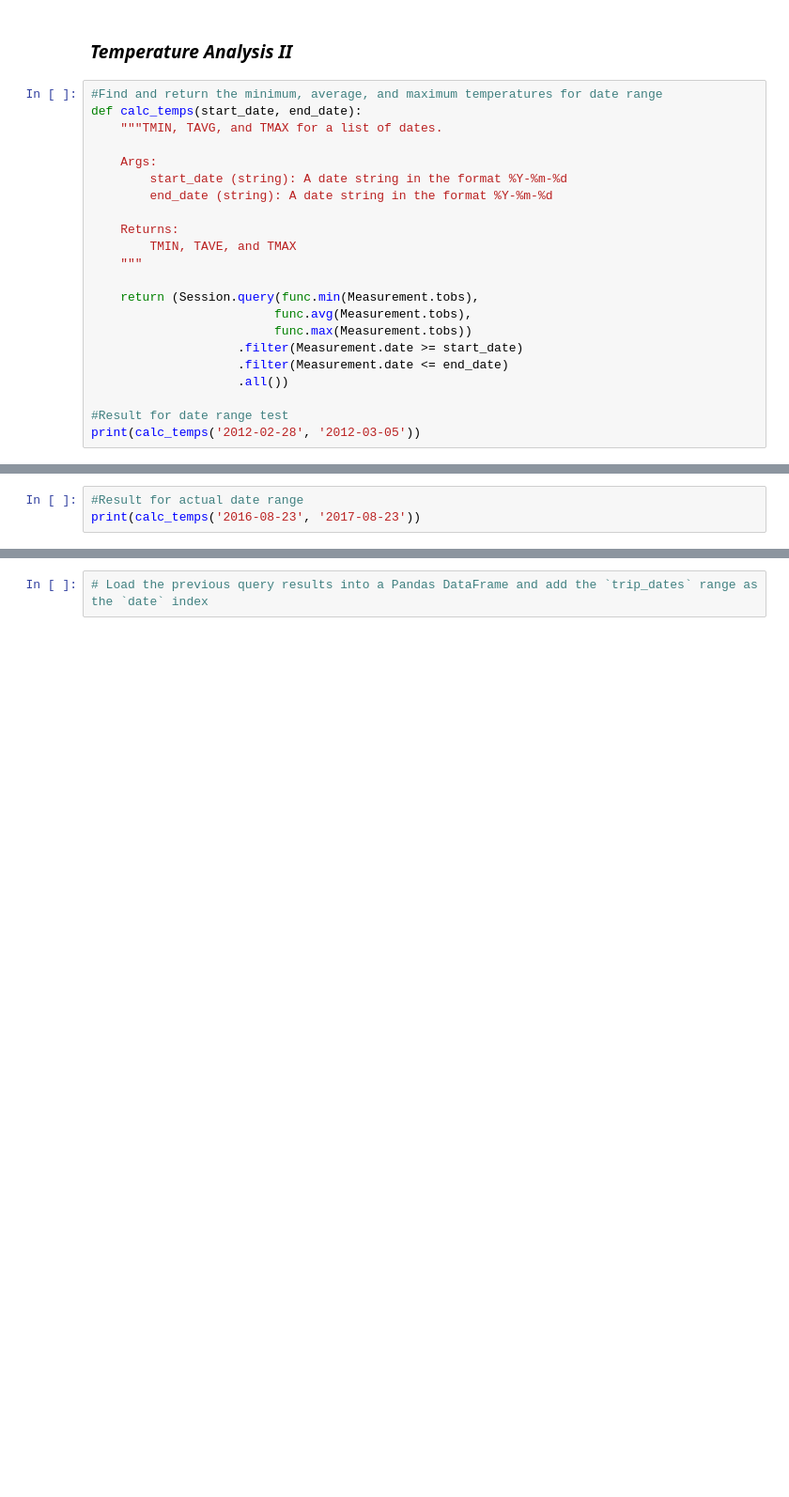
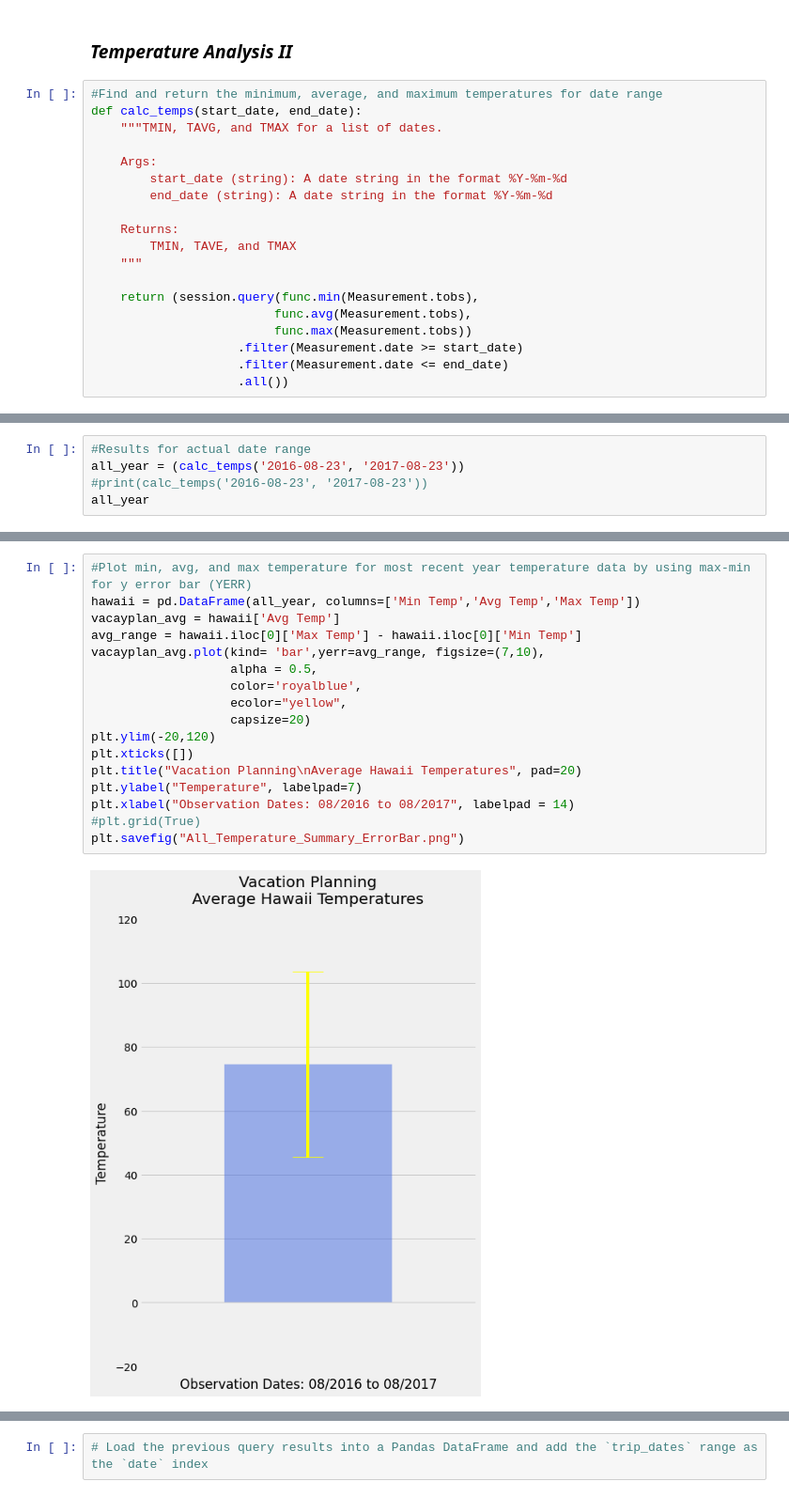
Before and after one commit to nataligracia/sqlalchemy_vacationplanning, a Jupyter notebook: Climate Analysis and Exploration.ipynb, the cells around one changed output, grey strips where cells are left out. Shown at 94% size. Saved outputs shown, nothing was run; the diff lists cells and outputs as text; blank space fills up the shorter version.

```diff
--- a/Climate Analysis and Exploration.ipynb
+++ b/Climate Analysis and Exploration.ipynb
@@ -312,12 +383,9 @@ def calc_temps(start_date, end_date):
         TMIN, TAVE, and TMAX
     """
 
-    return (Session.query(func.min(Measurement.tobs),
+    return (session.query(func.min(Measurement.tobs),
                          func.avg(Measurement.tobs),
                          func.max(Measurement.tobs))
                     .filter(Measurement.date >= start_date)
                     .filter(Measurement.date <= end_date)
                     .all())
-
-#Result for date range test
-print(calc_temps('2012-02-28', '2012-03-05'))
@@ -324,3 +399,5 @@ print(calc_temps('2012-02-28', '2012-03-05'))
 # %%
-#Result for actual date range
-print(calc_temps('2016-08-23', '2017-08-23'))
+#Results for actual date range
+all_year = (calc_temps('2016-08-23', '2017-08-23'))
+#print(calc_temps('2016-08-23', '2017-08-23'))
+all_year
@@ -326,0 +406,19 @@ print(calc_temps('2016-08-23', '2017-08-23'))
+# %%
+#Plot min, avg, and max temperature for most recent year temperature data by using max-min for y error bar (YERR)
+hawaii = pd.DataFrame(all_year, columns=['Min Temp','Avg Temp','Max Temp'])
+vacayplan_avg = hawaii['Avg Temp']
+avg_range = hawaii.iloc[0]['Max Temp'] - hawaii.iloc[0]['Min Temp']
+vacayplan_avg.plot(kind= 'bar',yerr=avg_range, figsize=(7,10),
+                   alpha = 0.5,
+                   color='royalblue',
+                   ecolor="yellow",
+                   capsize=20)
+plt.ylim(-20,120)
+plt.xticks([])
+plt.title("Vacation Planning\nAverage Hawaii Temperatures", pad=20)
+plt.ylabel("Temperature", labelpad=7)
+plt.xlabel("Observation Dates: 08/2016 to 08/2017", labelpad = 14)
+#plt.grid(True)
+plt.savefig("All_Temperature_Summary_ErrorBar.png")
+# %% [output]
+[figure, added]
```
Also changed, not shown: parts of 46 cells of this notebook, 5 other files.
